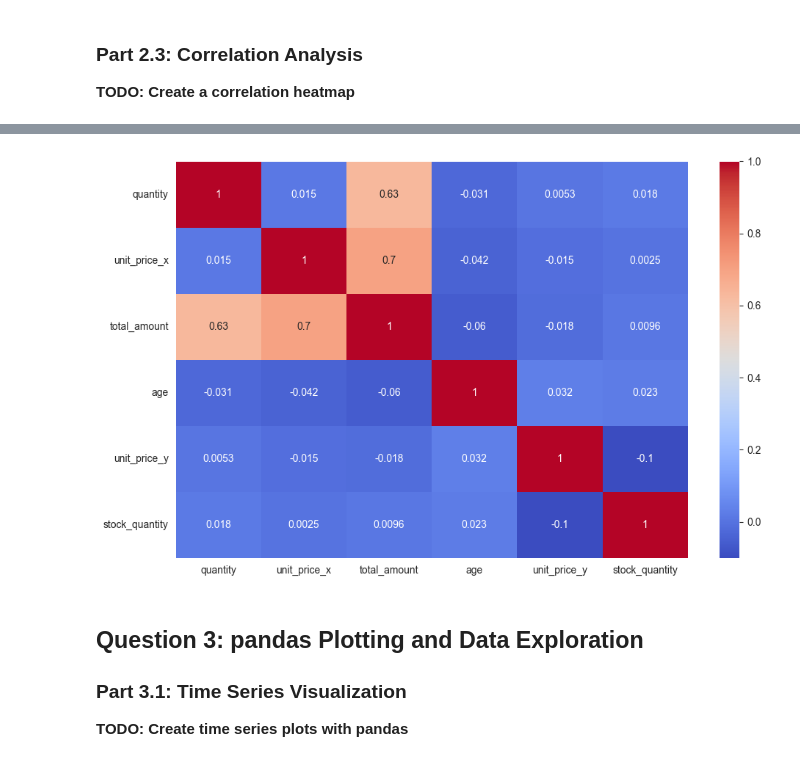
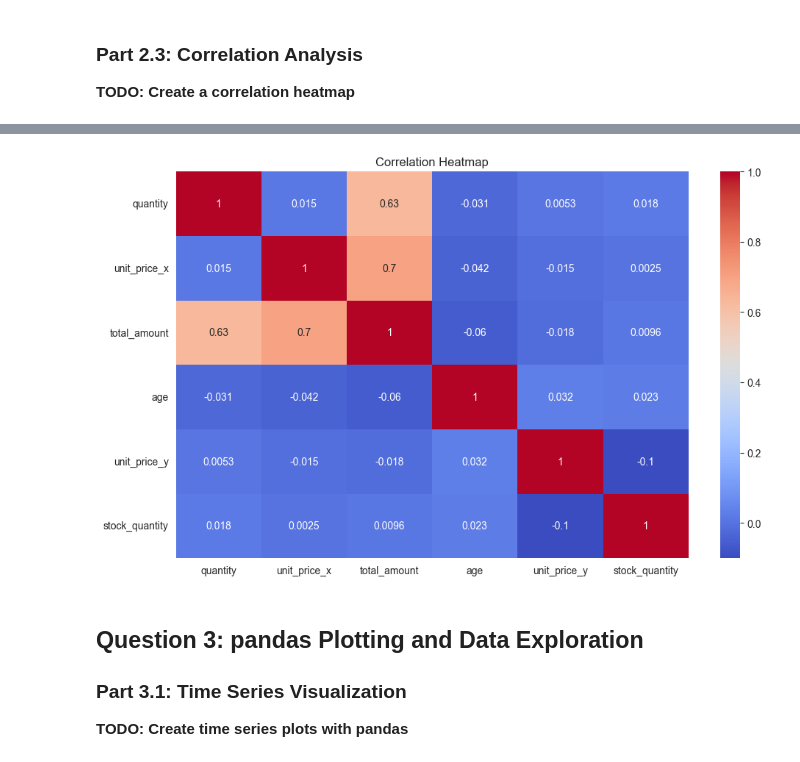
Before and after one commit to UCSF-DataSci/ds217-07-vision-quest-bobho1999, a Jupyter notebook: assignment.ipynb, the cells around one changed output, grey strips where cells are left out. Drawn from its saved outputs; the diff is of its cells as text; code cells hidden in the pictures.

```diff
--- a/assignment.ipynb
+++ b/assignment.ipynb
@@ -247,6 +247,7 @@ correlation_matrix = numeric_cols.corr()
 # TODO: Save the plot as 'output/q2_correlation_heatmap.png'
 fig, ax = plt.subplots(figsize=(10, 6))
 sns.heatmap(correlation_matrix, annot=True, cmap='coolwarm')
+ax.set_title("Correlation Heatmap")
 
 plt.tight_layout()
 plt.savefig('output/q2_correlation_heatmap.png', dpi=300, bbox_inches='tight')
@@ -271,5 +272,5 @@ stock_quantity         int64
 dtype: object
-[figure, old version]
+[figure, new version]
 # %% [markdown]
 ## Question 3: pandas Plotting and Data Exploration
 
```
Also changed, not shown: parts of 4 cells of this notebook, 4 other files.
